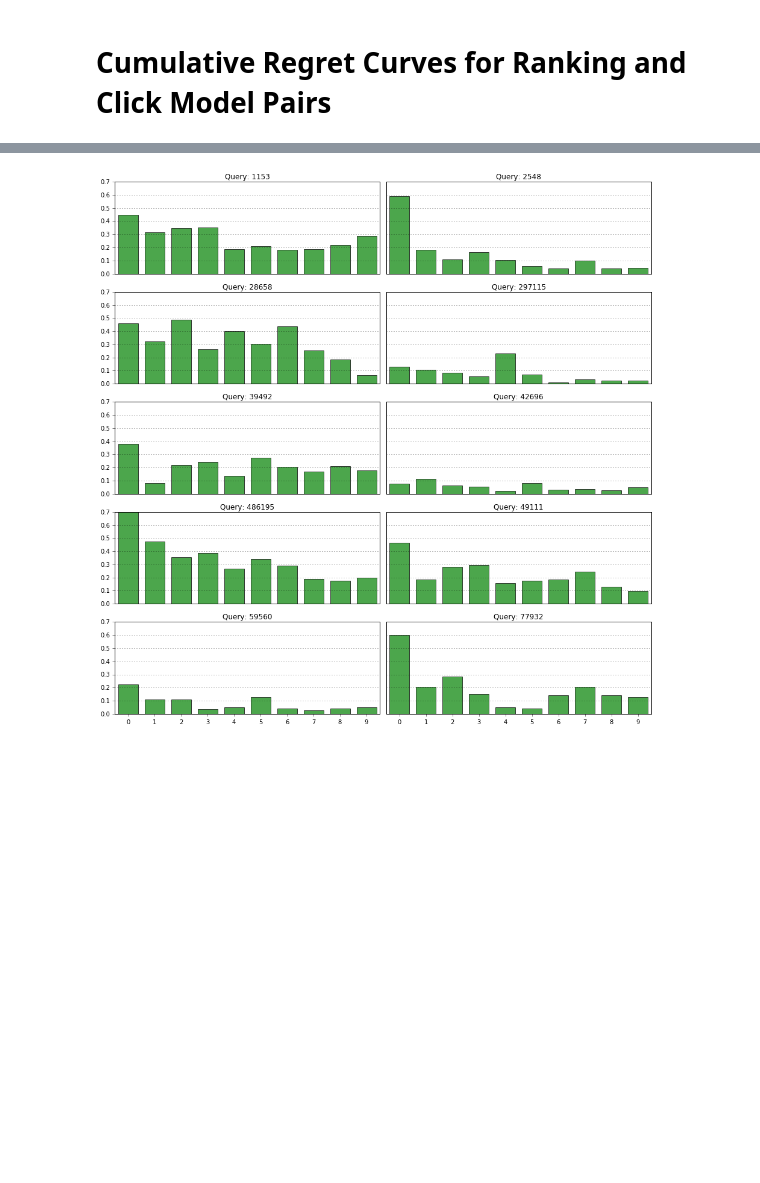
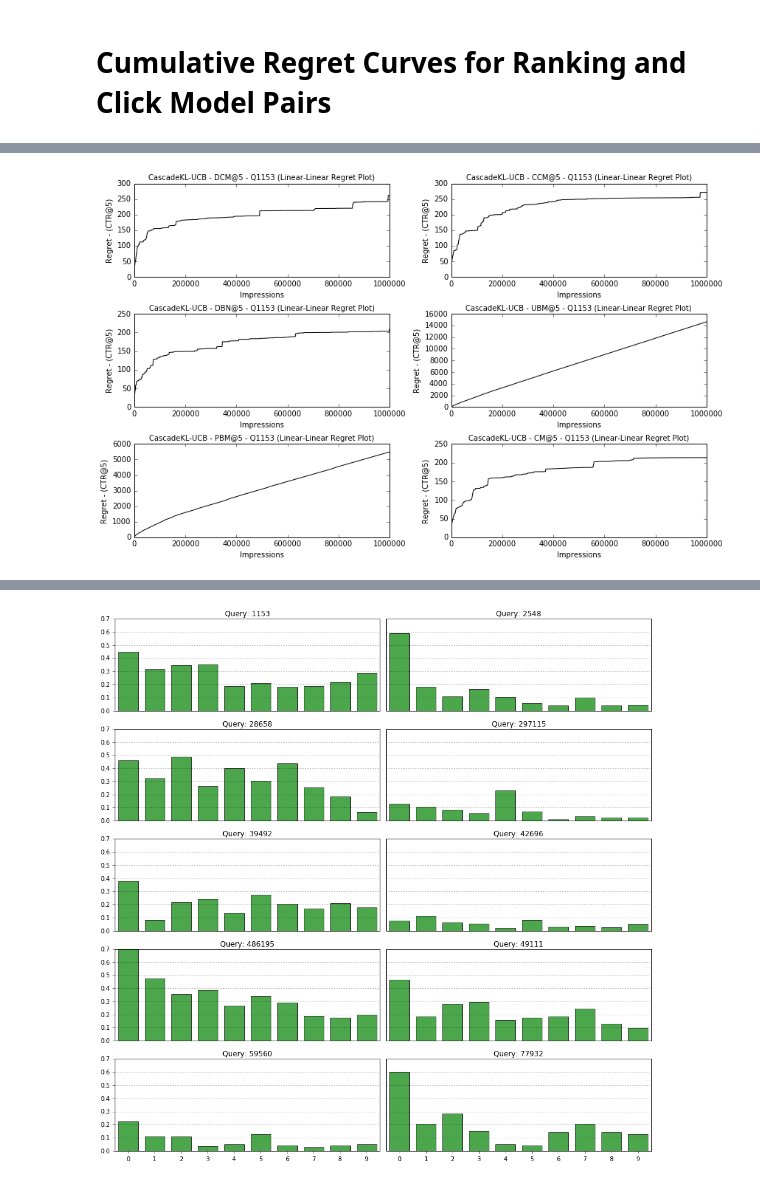
Before and after one commit to changlicn/PyClickLambdas, a Jupyter notebook: scripts/RankingBanditRegretVisualization.ipynb, the cells around one changed output, grey strips where cells are left out. Saved outputs shown, nothing was run; the diff lists cells and outputs as text; code cells hidden in the pictures; blank space fills up the shorter version.

```diff
--- a/scripts/RankingBanditRegretVisualization.ipynb
+++ b/scripts/RankingBanditRegretVisualization.ipynb
@@ -238,0 +509,87 @@ show_regrets_widget()
+# %%
+import os
+import cPickle as pickle
+from ipywidgets import Select, Dropdown, interactive, HBox
+from IPython.display import display
+
+# Change this to force the visualization of experiments under this directory.
+EXPERIMENTS_DIRECTORY = "experiments/CascadeKLUCBAlgorithm/run1"
+
+def get_regret_filepath(experiment_info_filepath):
+    return experiment_info_filepath.rstrip('experiment.nfo') + 'regret.npy'
+
+def show_regrets_widget():
+    experiment_filepaths = []
+    experiment_specs = []
+    experiment_regrets = []
+
+    def show_regrets(query, xscale, yscale):
+        spec_indices = [i for i, spec in enumerate(experiment_specs)
+                        if spec['query'] == query and
+                        os.path.exists(get_regret_filepath(experiment_filepaths[i]))]
+
+        specs, spec_indices = zip(*sorted([(experiment_specs[i], i) for i in spec_indices],
+                                              key=lambda info: info[0]['query']))
+        regrets = [experiment_regrets[i] for i in spec_indices]
+
+        n_rows = (len(specs) + 1) / 2
+        n_cols = 2 if len(specs) > 1 else 1
+
+        fig, axes = plt.subplots(n_rows, n_cols, figsize=(6 * n_cols, 2.5 * n_rows))
+
+        axes = axes.ravel() if len(specs) > 1 else [axes]
+
+        for ax, info, regret in zip(axes, specs, regrets):
+            plot_average_regret_curves(ax, info, regret, xscale=xscale, yscale=yscale)
+
+        if len(specs) > 1 and len(specs) % 2 == 1:
+            axes[-1].axis('off')
+
+        plt.tight_layout()
+        plt.show()
+
+    for root, dirs, files in os.walk(EXPERIMENTS_DIRECTORY, topdown=True):
+        for fn in files:
+            if fn.endswith('.nfo'):
+                fp = os.path.join(root, fn)
+                experiment_filepaths.append(fp)
+                with open(fp) as ifile:
+                    experiment_specs.append(pickle.load(ifile))
+
+    regret_collection = {}
+
+    for fp, spec in zip(experiment_filepaths, experiment_specs):
+        query_click = (spec['query'], spec['click_model'].getName())
+        if query_click not in regret_collection:
+            regret_collection[query_click] = (spec, [])
+        regret_collection[query_click][1].append(np.load(get_regret_filepath(fp)))
+
+    experiment_specs = []
+
+    for query_click in regret_collection.keys():
+        experiment_specs.append(regret_collection[query_click][0])
+        regrets = np.vstack(regret_collection[query_click][1]).cumsum(axis=1)
+        experiment_regrets.append(np.vstack([regrets.mean(axis=0),
+                                             regrets.std(axis=0),
+                                             regrets.min(axis=0),
+                                             regrets.max(axis=0)]))
+        del regret_collection[query_click]
+
+    del regret_collection
+
+    queries = sorted(set([spec['query'] for spec in experiment_specs]))
+
+    qdd = Select(options=list(queries), description='Queries:', width='150px', height='175px')
+    xsdd = Select(options=['linear', 'sqrt', 'log'], description='X Scale:', width='100px', height='65px')
+    ysdd = Select(options=['linear', 'sqrt', 'log'], description='Y Scale:', width='100px', height='65px')
+
+    controls = HBox([qdd, xsdd, ysdd])
+    backend = interactive(show_regrets, query=qdd, xscale=xsdd, yscale=ysdd)
+
+    controls.on_displayed(lambda _: show_regrets(qdd.value, xsdd.value, ysdd.value))
+
+    display(controls)
+
+show_regrets_widget()
+# %% [output]
+[figure, added]
```
Also changed, not shown: parts of 10 cells of this notebook.
